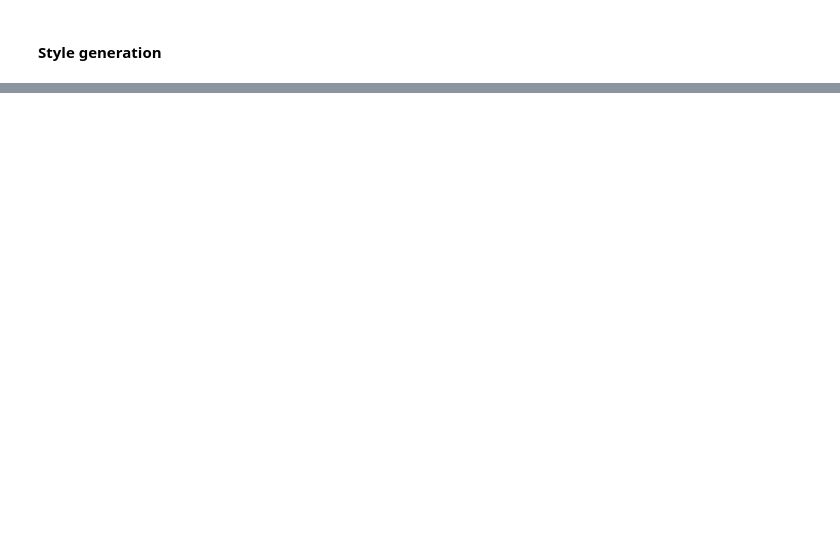
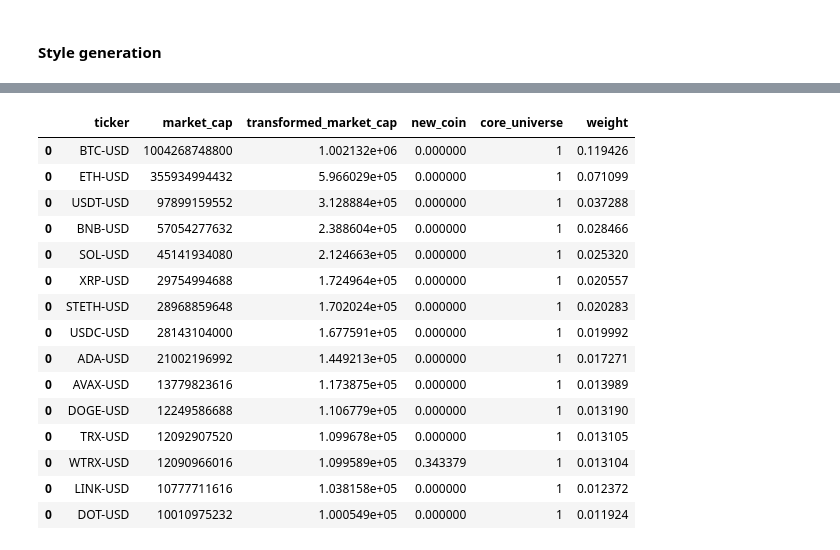
Before and after one commit to bebesi33/crypto_project, a Jupyter notebook: factor_model/scripts/main.ipynb, the cells around one changed output, grey strips where cells are left out. Cells and saved outputs as stored; diff of their text form; code cells hidden in the pictures; blank space fills up the shorter version.

```diff
--- a/factor_model/scripts/main.ipynb
+++ b/factor_model/scripts/main.ipynb
@@ -288,3 +305,24 @@ all_coeff[parameters['REGRESSORS_SET1']].tail(2000).corr()
+# %%
+estimation_basis["weight"] = estimation_basis["transformed_market_cap"] / sum(estimation_basis[estimation_basis["core_universe"]>0]["transformed_market_cap"])
+# %%
+estimation_basis[estimation_basis["core_universe"]>0].head(15)
+# %% [output]
+|  | ticker | market_cap | transformed_market_cap | new_coin | core_universe | weight |
+| 0 | BTC-USD | 1004268748800 | 1.002132e+06 | 0.000000 | 1 | 0.119426 |
+| 0 | ETH-USD | 355934994432 | 5.966029e+05 | 0.000000 | 1 | 0.071099 |
+| 0 | USDT-USD | 97899159552 | 3.128884e+05 | 0.000000 | 1 | 0.037288 |
+| 0 | BNB-USD | 57054277632 | 2.388604e+05 | 0.000000 | 1 | 0.028466 |
+| 0 | SOL-USD | 45141934080 | 2.124663e+05 | 0.000000 | 1 | 0.025320 |
+| 0 | XRP-USD | 29754994688 | 1.724964e+05 | 0.000000 | 1 | 0.020557 |
+| 0 | STETH-USD | 28968859648 | 1.702024e+05 | 0.000000 | 1 | 0.020283 |
+| 0 | USDC-USD | 28143104000 | 1.677591e+05 | 0.000000 | 1 | 0.019992 |
+| 0 | ADA-USD | 21002196992 | 1.449213e+05 | 0.000000 | 1 | 0.017271 |
+| 0 | AVAX-USD | 13779823616 | 1.173875e+05 | 0.000000 | 1 | 0.013989 |
+| 0 | DOGE-USD | 12249586688 | 1.106779e+05 | 0.000000 | 1 | 0.013190 |
+| 0 | TRX-USD | 12092907520 | 1.099678e+05 | 0.000000 | 1 | 0.013105 |
+| 0 | WTRX-USD | 12090966016 | 1.099589e+05 | 0.343379 | 1 | 0.013104 |
+| 0 | LINK-USD | 10777711616 | 1.038158e+05 | 0.000000 | 1 | 0.012372 |
+| 0 | DOT-USD | 10010975232 | 1.000549e+05 | 0.000000 | 1 | 0.011924 |
 # %%
 refresh_raw_price_database(price_data_map, DATABASE_LOCATION)
 # %%
```
Also changed, not shown: parts of 3 cells of this notebook, 6 other files.
